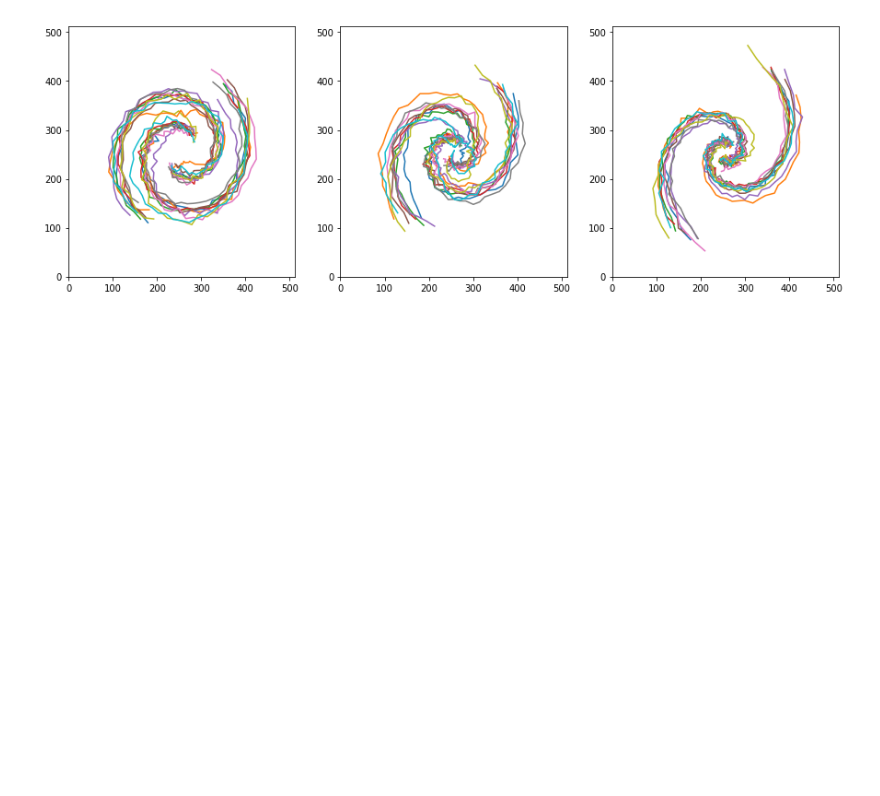
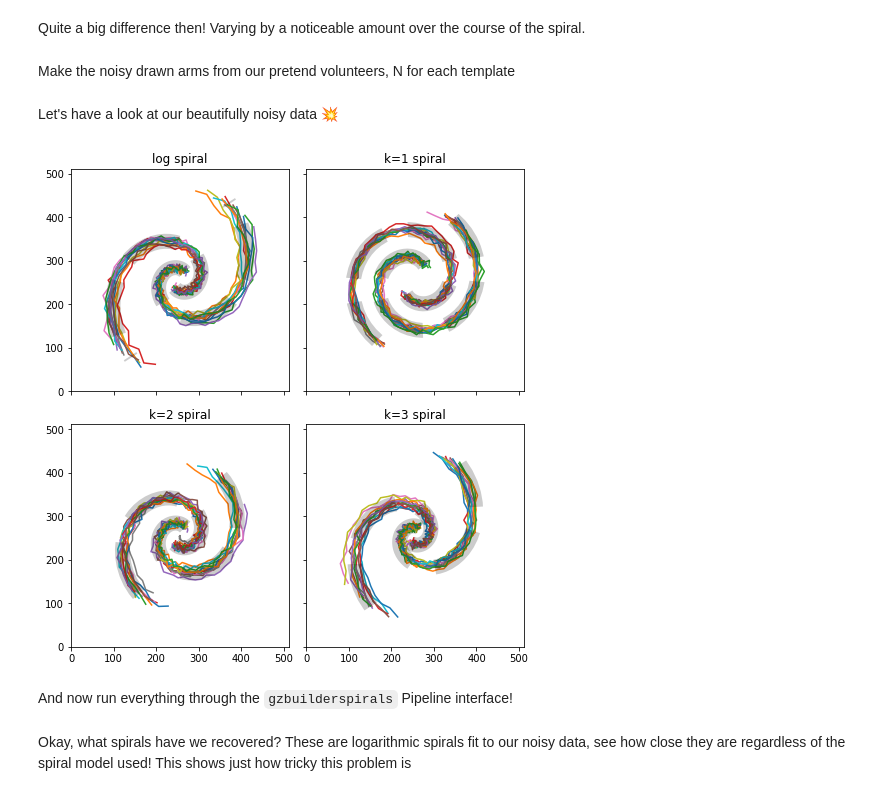
Before and after one commit to tingard/Galaxy-builder-aggregation, a Jupyter notebook: spiral-aggregation/model-recovery-test.ipynb, the cells around one changed output. Cells and saved outputs as stored; diff of their text form; code cells hidden in the pictures; blank space fills up the shorter version.

```diff
--- a/spiral-aggregation/model-recovery-test.ipynb
+++ b/spiral-aggregation/model-recovery-test.ipynb
@@ -12 +29,3 @@ t = np.linspace(1, 2*np.pi+1)
+# %%
+NOISE_LEVEL = 4
 # %%
@@ -41,0 +117,14 @@ template_3_1 = poly_spiral(p3, dt=np.pi)
+# %%
+pas = []
+for templ0, templ1 in stacked_templates:
+    r, th = templ0
+    pas.append(
+        np.rad2deg(np.arctan(
+            np.gradient(np.log(r), th)
+        ))
+    )
+for i, p in enumerate(pas):
+    plt.plot(stacked_templates[i][0][0], p, label=labels[i])
+plt.xlabel('r')
+plt.ylabel(r'Pitch angle, $\phi$')
+plt.legend();
@@ -42,28 +133,39 @@ template_3_1 = poly_spiral(p3, dt=np.pi)
+# %% [markdown]
+Quite a big difference then! Varying by a noticeable amount over the course of the spiral.
+# %% [markdown]
+Make the noisy drawn arms from our pretend volunteers, N for each template
 # %%
+N = 13
+
 drawn_arms = [
     [
-        np.stack(xy_from_r_theta(*gen_noisy_arm_from_tpl(t0)), axis=1) + 256
-        for i in range(10)
+        translate_arm(xy_from_r_theta(*gen_noisy_arm_from_tpl(t0))).T
+        for i in range(N)
     ] + [
-        np.stack(xy_from_r_theta(*gen_noisy_arm_from_tpl(t1)), axis=1) + 256
-        for i in range(10)
+        translate_arm(xy_from_r_theta(*gen_noisy_arm_from_tpl(t1))).T
+        for i in range(N)
     ]
-    for t0, t1 in (
-        (template_1_0, template_1_1),
-        (template_2_0, template_2_1),
-        (template_3_0, template_3_1)
-    )
+    for t0, t1 in stacked_templates
 ]
+# %% [markdown]
+Let's have a look at our beautifully noisy data 💥
 # %%
-fig, axes = plt.subplots(ncols=3, figsize=(15, 5))
-for arms, ax in zip(drawn_arms, axes):
-    plt.sca(ax)
+fig, axes = plt.subplots(nrows=2, ncols=2, figsize=(7, 7.4), sharex=True, sharey=True)
+axes = axes.reshape(-1)
+for i, arms in enumerate(drawn_arms):
+    plt.sca(axes[i])
     plt.xlim(0, 512)
     plt.ylim(0, 512)
     for arm in arms:
         plt.plot(*arm.T)
+    for arm in template_arms[i]:
+        plt.plot(*arm.T, 'k--', linewidth=15, alpha=0.2)
+    plt.title(labels[i])
+plt.tight_layout();
 # %% [output]
-[figure, old version]
+[figure, new version]
+# %% [markdown]
+And now run everything through the `gzbuilderspirals` Pipeline interface!
 # %%
 pipelines = [
     Pipeline(arms, phi=0, ba=1, image_size=512,
@@ -75,4 +177,6 @@ arm_pairs = [
     p.get_arms()
     for p in pipelines
 ]
+# %% [markdown]
+Okay, what spirals have we recovered? These are logarithmic spirals fit to our noisy data, see how close they are regardless of the spiral model used! This shows just how tricky this problem is
 # %%
```
Also changed, not shown: parts of 22 cells of this notebook, 10 other files.
